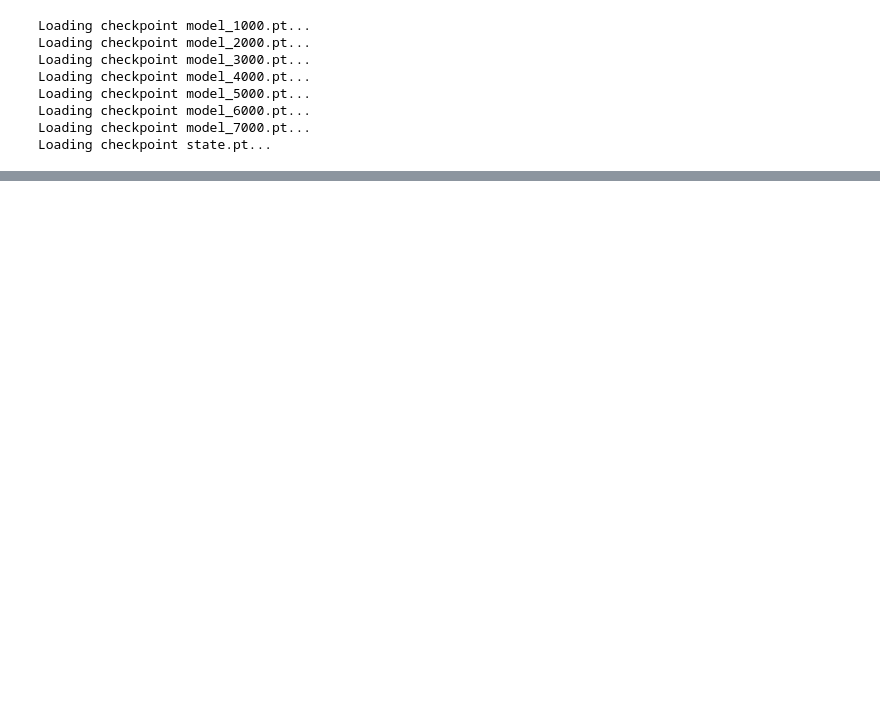
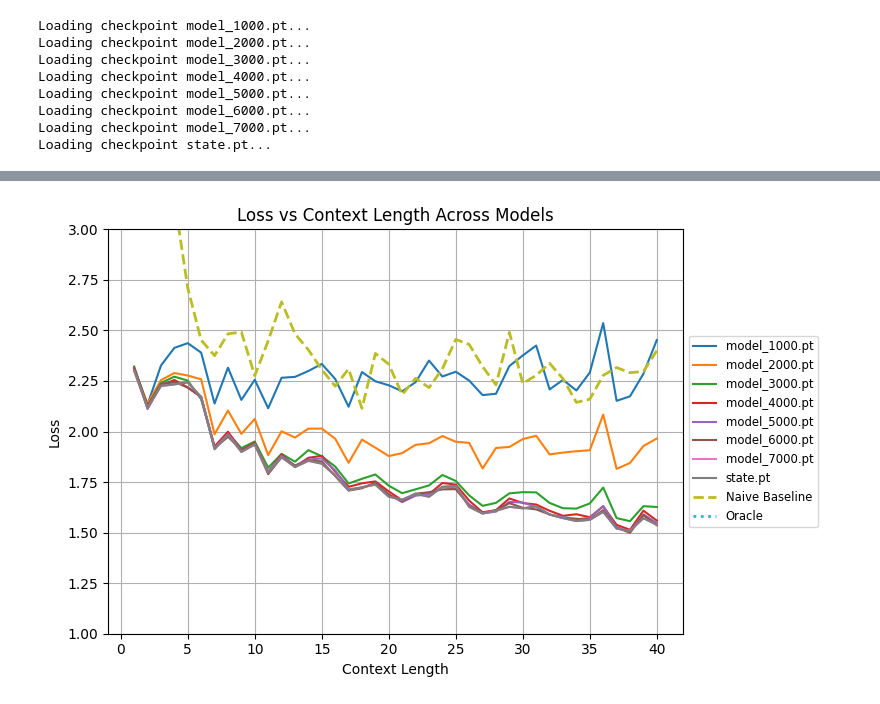
Before and after one commit to Logo96/in-context-learning-GLM, a Jupyter notebook: src/easy_eval.ipynb, the cells around one changed output, grey strips where cells are left out. Cells and saved outputs as stored; diff of their text form; code cells hidden in the pictures; blank space fills up the shorter version.

```diff
--- a/src/easy_eval.ipynb
+++ b/src/easy_eval.ipynb
@@ -1,11 +1,12 @@
 # %%
 # === Configuration ===
 ckpt_dir = "/home/joseph_tennyson/182/in-context-learning-GLM/src/models/poisson-0.32"
+only_last = False
 n_tasks = 2500
 n_train = 40
 lr = 0.05
-max_steps = 100000
-tol = 1e-12
+max_steps = 10000
+tol = 1e-10
 # %%
 # === Imports ===
 import os
@@ -113,14 +157,15 @@ Loading checkpoint model_6000.pt...
 Loading checkpoint model_7000.pt...
 Loading checkpoint state.pt...
 # %%
+losses = []
+
 # === Run Transformer Models ===
 pt_files = sorted(f for f in os.listdir(ckpt_dir) if f.endswith(".pt"))
+
 for model, fname in models:
+    if only_last and fname != 'state.pt':
+        continue
     print(f"Evaluating checkpoint {fname}...")
-    evaluate_transformer(model, fname, xs_train, ys_train, xs_test, ys_test)
-
-# === Run Oracle & Naive ===
-evaluate_oracle(xs_train, ys_train, xs_test, ys_test, lr, max_steps, tol)
-evaluate_naive(ys_train, ys_test)
+    losses.append([fname, evaluate_transformer(model, fname, xs_train, ys_train, xs_test, ys_test)])
 # %% [output]
 Evaluating checkpoint model_1000.pt...
@@ -144,0 +179,4 @@ Naive Mean Baseline Poisson NLL: 2.3288
+# %%
+# === Run Oracle & Naive ===
+oracle_losses = evaluate_oracle(xs_all, ys_all, lr, max_steps, tol)
+naive_losses = evaluate_naive(ys_all)
@@ -144,0 +206,28 @@ Naive Mean Baseline Poisson NLL: 2.3288
+# %%
+import matplotlib.pyplot as plt
+top = 3
+bottom = 1
+
+plt.figure(figsize=(8, 5))
+plt.ylim(top=top, bottom=bottom)
+
+# Plot the original model losses
+for name, values in losses:
+    x = list(range(1, len(values) + 1))  # Shifted context length
+    plt.plot(x, values, label=name)
+
+# Add naive and oracle baselines
+x = list(range(1, len(naive_losses) + 1))  # context lengths = 1 to n-1
+plt.plot(x, naive_losses, label="Naive Baseline", linestyle="--", linewidth=2)
+plt.plot(x, oracle_losses, label="Oracle", linestyle=":", linewidth=2)
+
+# Final formatting
+plt.xlabel("Context Length")
+plt.ylabel("Loss")
+plt.title("Loss vs Context Length Across Models")
+plt.legend(loc="center left", bbox_to_anchor=(1, 0.5), fontsize="small")
+plt.grid(True)
+plt.tight_layout()
+plt.show()
+# %% [output]
+[figure, added]
```
Also changed, not shown: parts of 6 cells of this notebook, 1 other file.
